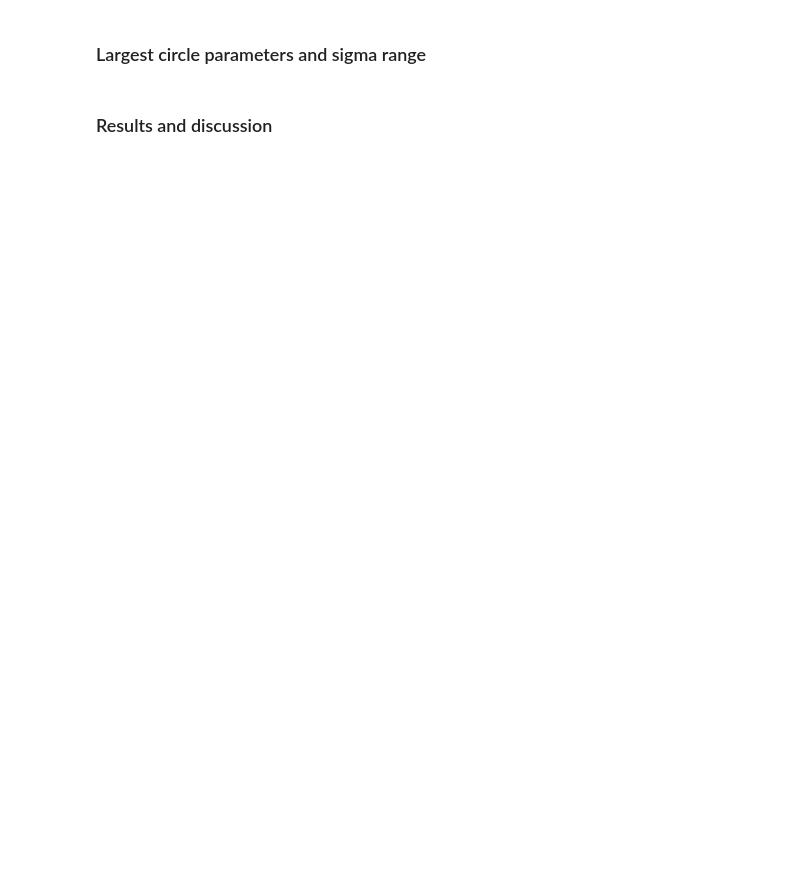
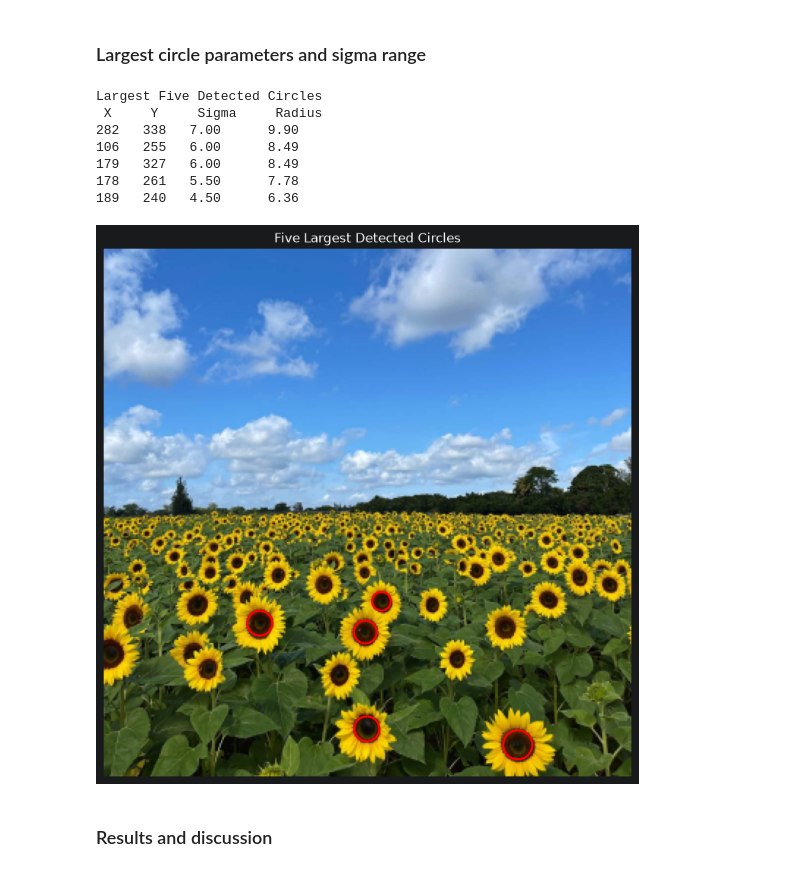
Before and after one commit to indeepa-05/EN3160-Image-Processing, a Jupyter notebook: Assignment2/EN3160_Assignment_02.ipynb, the cells around one changed output. Cells and saved outputs as stored; diff of their text form; code cells hidden in the pictures; blank space fills up the shorter version.

```diff
--- a/Assignment2/EN3160_Assignment_02.ipynb
+++ b/Assignment2/EN3160_Assignment_02.ipynb
@@ -20,5 +122,33 @@
 # %% [markdown]
 ### Largest circle parameters and sigma range
+# %%
+# Report largest five circles
+largest = sorted(circles,key=lambda c: c["radius"],reverse=True)[:5]
+print("Largest Five Detected Circles")
+print(" X     Y     Sigma     Radius")
+for c in largest:
+    print(
+        f"{c['x']:<6}"
+        f"{c['y']:<6}"
+        f"{c['sigma']:<10.2f}"
+        f"{c['radius']:.2f}"
+    )
+fig, ax = plt.subplots(figsize=(9, 9))
+ax.imshow(cv.cvtColor(image, cv.COLOR_BGR2RGB))
+for c in largest:
+    ax.add_patch(plt.Circle((c["x"], c["y"]),c["radius"],edgecolor="red",fill=False,linewidth=2))
+ax.set_title("Five Largest Detected Circles")
+ax.axis("off")
+plt.show()
+# %% [output]
+Largest Five Detected Circles
+ X     Y     Sigma     Radius
+282   338   7.00      9.90
+106   255   6.00      8.49
+179   327   6.00      8.49
+178   261   5.50      7.78
+189   240   4.50      6.36
+[figure, added]
 # %% [markdown]
 ### Results and discussion
 # %% [markdown]
```
Also changed, not shown: parts of 7 cells of this notebook.
